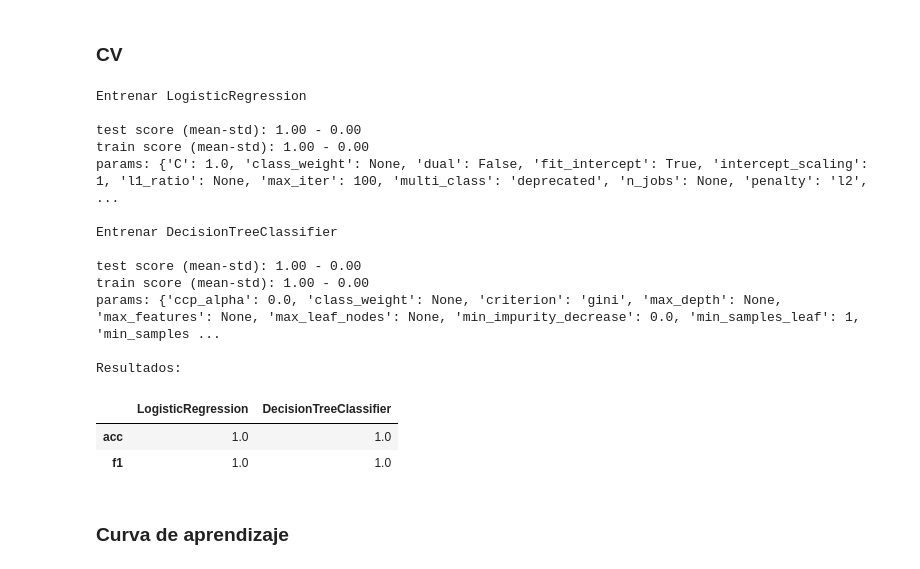
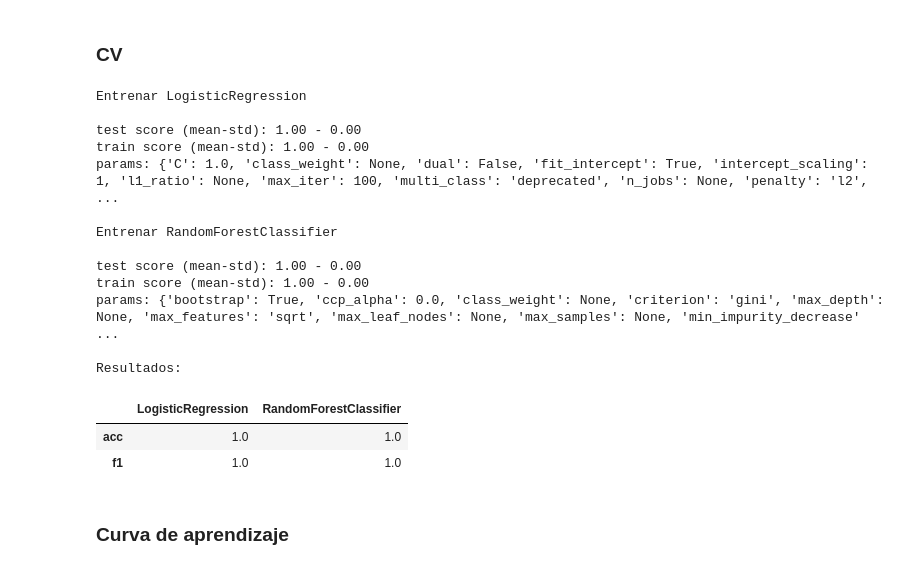
Before and after one commit to CarlosEsteve/Etapa3, a Jupyter notebook: src/Etapa_3.ipynb, the cells around one changed output. Saved outputs shown, nothing was run; the diff lists cells and outputs as text; code cells hidden in the pictures.

```diff
--- a/src/Etapa_3.ipynb
+++ b/src/Etapa_3.ipynb
@@ -2432,17 +1590,17 @@ from sklearn.feature_selection import VarianceThreshold
 
 
 # Aplicar VarianceThreshold
-sel = VarianceThreshold(threshold=5)
-sel.fit(mantenimiento_dff)
+sel = VarianceThreshold(threshold=7)
+sel.fit(X)
 
 # Obtener las columnas que no son constantes
-no_constant_columns = sel.get_feature_names_out()
-constant_columns = mantenimiento_dff.columns.drop(no_constant_columns)
+no_constant_columns = X.columns[sel.get_support()]
+constant_columns = X.columns.drop(no_constant_columns)
 
 print(headr("Columnas constantes:"), constant_columns)
 
-# Actualizar mantenimiento_df excluyendo las columnas constantes
-mantenimiento_const = mantenimiento_df.drop(columns=constant_columns)
+# Actualizar mantenimiento_const excluyendo las columnas constantes, pero manteniendo target_column
+mantenimiento_const = mantenimiento_df.drop(columns=[col for col in constant_columns if col != target_column])
 print(headr("Columnas finales:"), mantenimiento_const.columns)
 # %% [output]
 Columnas constantes:
@@ -2460,8 +1616,8 @@ Columnas finales:
 ### Separamos el target
 # %%
 # Separar características y target
-X = mantenimiento_const
-y = mantenimiento_dff[target_column] # Se coje el target transformado a numérico
+X = mantenimiento_const.drop(target_column, axis=1)
+y = mantenimiento_const[target_column] # Se coje el target
 # %% [markdown]
 ### Preparar para entrenamiento
 # %%
@@ -2504,10 +1670,13 @@ preprocessor = ColumnTransformer(
 
 pipelines = {
     "LogisticRegression": Pipeline([('preprocessor', preprocessor),('classifier', LogisticRegression())]),
-    #"RandomForestClassifier": Pipeline([('preprocessor', preprocessor),('classifier', RandomForestClassifier())]),
+    "RandomForestClassifier": Pipeline([('preprocessor', preprocessor),('classifier', RandomForestClassifier(n_jobs=-1))]),
     #"GradientBoostingClassifier": Pipeline([('preprocessor', preprocessor),('classifier', GradientBoostingClassifier())]),
-    "DecisionTreeClassifier": Pipeline([('preprocessor', preprocessor),('classifier', DecisionTreeClassifier())]),
+    #"DecisionTreeClassifier": Pipeline([('preprocessor', preprocessor),('classifier', DecisionTreeClassifier())]),
     #"KNeighborsClassifier": Pipeline([('preprocessor', preprocessor),('classifier', KNeighborsClassifier())]),
+    #"SVC": Pipeline([('preprocessor', preprocessor),('classifier', SVC())]),
+    #"GaussianNB": Pipeline([('preprocessor', preprocessor),('classifier', GaussianNB())]),
+
 }
 # %% [markdown]
 ### CV
@@ -2523,35 +1692,35 @@ def cv_train(name, pipeline, cv):
     print("params:", pipeline.named_steps.get("classifier").get_params())
 
     y_pred = trained_model.predict(X_test)
-    f1 = f1_score(y_test, y_pred)
+    f1 = f1_score(y_test, y_pred, pos_label='Correctivo')
 
     return {"acc": round(scores["test_score"].mean(), 2), "f1": round(f1, 2),}
 # %%
-cvss = ShuffleSplit(n_splits=5, test_size=0.2, random_state=0)
+cvss = ShuffleSplit(n_splits=5, test_size=0.1, random_state=42)
 
 results = {}
 
 for name, pipeline in pipelines.items():
     results[name] = cv_train(name, pipeline, cvss)
 
 print(headr("Resultados:"))
 results_df=pd.DataFrame(results)
 results_df
 # %% [output]
 Entrenar LogisticRegression
 
 test score (mean-std): 1.00 - 0.00
 train score (mean-std): 1.00 - 0.00
 params: {'C': 1.0, 'class_weight': None, 'dual': False, 'fit_intercept': True, 'intercept_scaling': 1, 'l1_ratio': None, 'max_iter': 100, 'multi_class': 'deprecated', 'n_jobs': None, 'penalty': 'l2',  ...
 
-Entrenar DecisionTreeClassifier
+Entrenar RandomForestClassifier
 
 test score (mean-std): 1.00 - 0.00
 train score (mean-std): 1.00 - 0.00
-params: {'ccp_alpha': 0.0, 'class_weight': None, 'criterion': 'gini', 'max_depth': None, 'max_features': None, 'max_leaf_nodes': None, 'min_impurity_decrease': 0.0, 'min_samples_leaf': 1, 'min_samples ...
+params: {'bootstrap': True, 'ccp_alpha': 0.0, 'class_weight': None, 'criterion': 'gini', 'max_depth': None, 'max_features': 'sqrt', 'max_leaf_nodes': None, 'max_samples': None, 'min_impurity_decrease' ...
 
 Resultados:
-|  | LogisticRegression | DecisionTreeClassifier |
+|  | LogisticRegression | RandomForestClassifier |
 | acc | 1.0 | 1.0 |
 | f1 | 1.0 | 1.0 |
 # %% [markdown]
```
Also changed, not shown: parts of 119 cells of this notebook.
